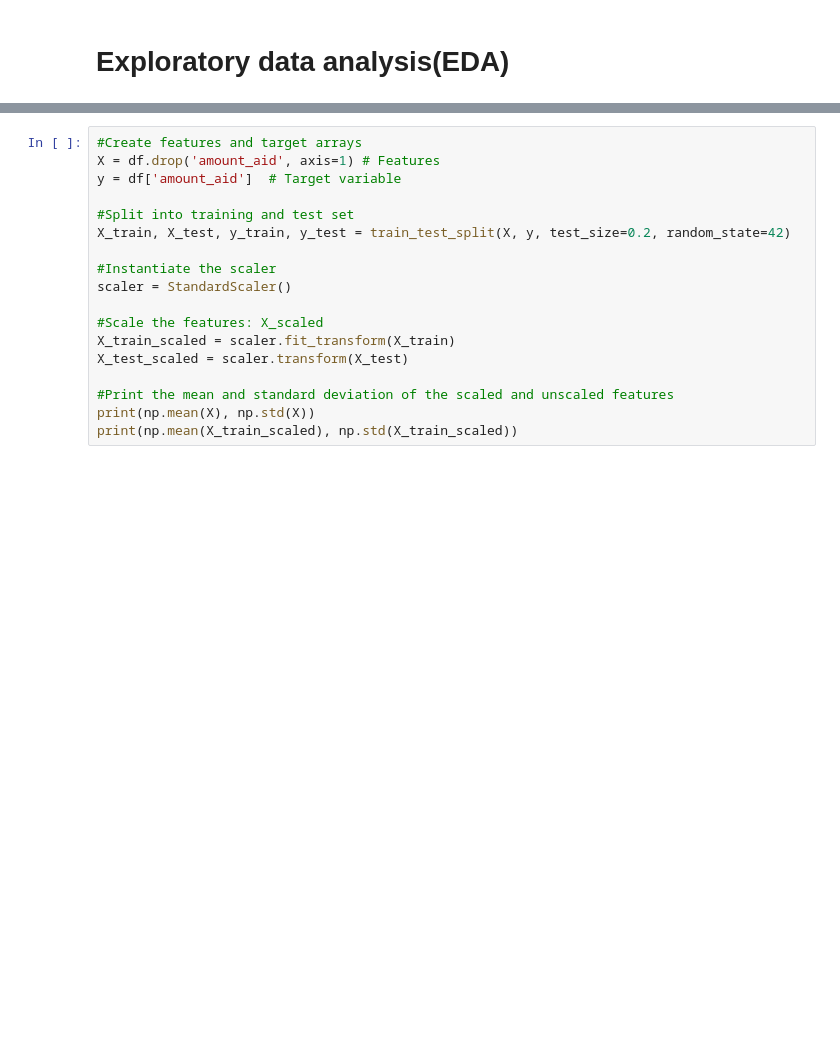
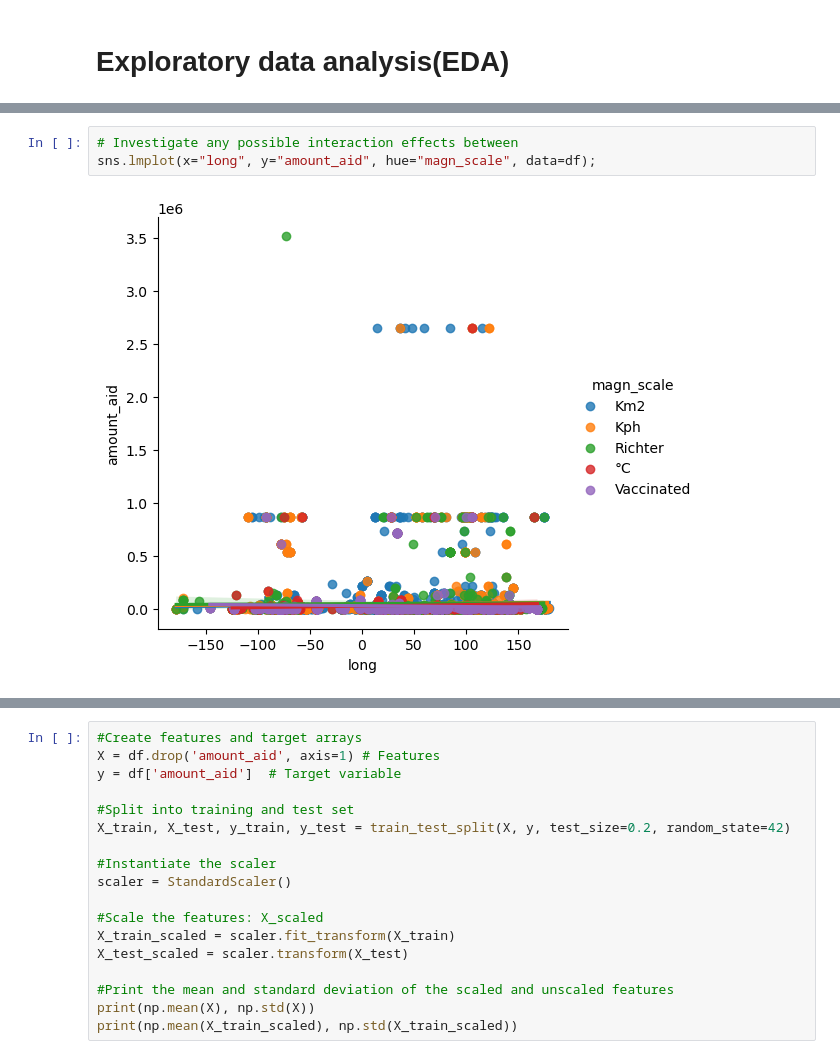
Before and after one commit to armelyara/improving_disaster_response, a Jupyter notebook: predict amount_aid.ipynb, the cells around one changed output, grey strips where cells are left out. Saved outputs shown, nothing was run; the diff lists cells and outputs as text; blank space fills up the shorter version.

```diff
--- a/predict amount_aid.ipynb
+++ b/predict amount_aid.ipynb
@@ -171,0 +187,5 @@ plt.show()
+# %%
+# Investigate any possible interaction effects between
+sns.lmplot(x="long", y="amount_aid", hue="magn_scale", data=df);
+# %% [output]
+[figure, added]
```
Also changed, not shown: parts of 19 cells of this notebook.
